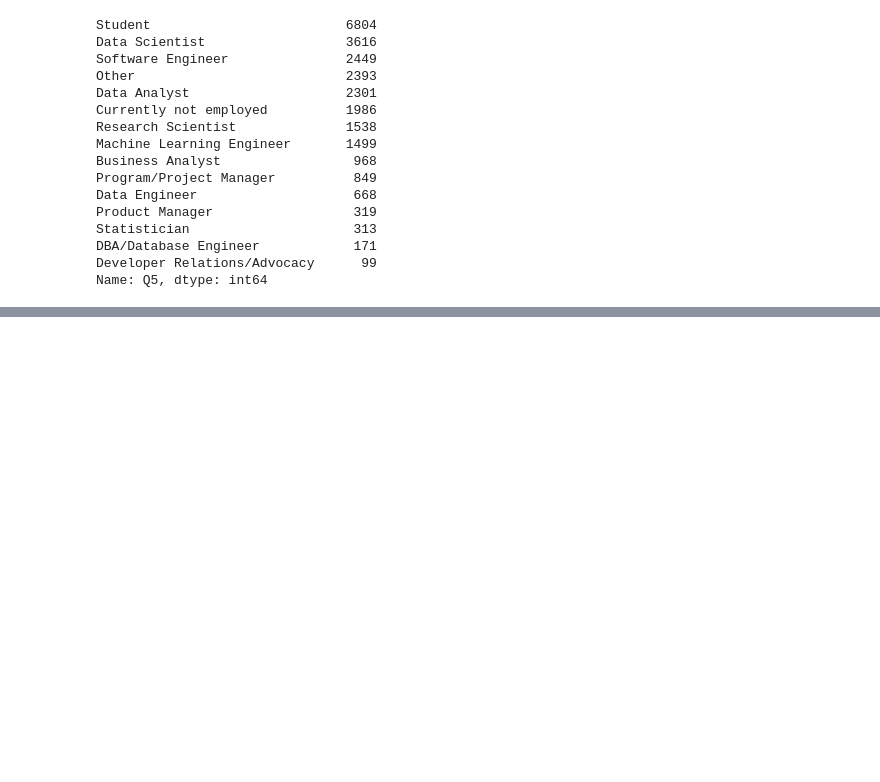
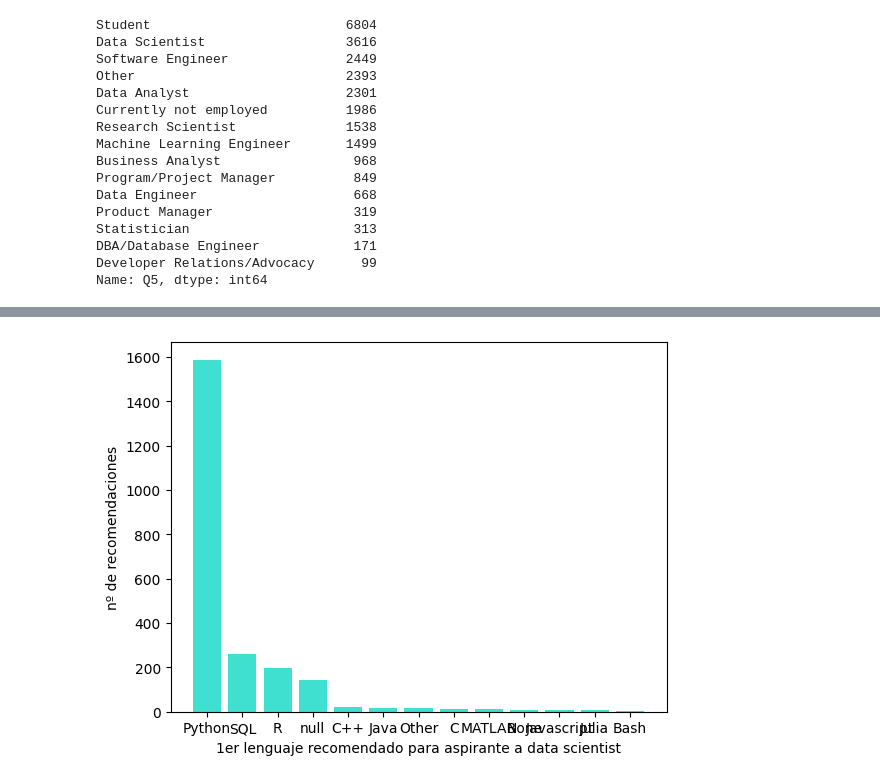
Before and after one commit to MaitaneP/adalab-da-modulo2-proyecto-equipo3, a Jupyter notebook: jupyter_proyecto2.ipynb, the cells around one changed output, grey strips where cells are left out. Saved outputs shown, nothing was run; the diff lists cells and outputs as text; code cells hidden in the pictures; blank space fills up the shorter version.

```diff
--- a/jupyter_proyecto2.ipynb
+++ b/jupyter_proyecto2.ipynb
@@ -555,0 +545,3 @@ ConversionError: Failed to convert value(s) to axis units: array([' Kaggle Noteb
+# %%
+df_q8 = df_da['Q8'].value_counts().reset_index()
+df_q8
@@ -555,0 +563,8 @@ ConversionError: Failed to convert value(s) to axis units: array([' Kaggle Noteb
+# %%
+plt.figure()
+plt.bar(df_q8['index'], df_q8['Q8'], color='turquoise')
+plt.xlabel('1er lenguaje recomendado para aspirante a data scientist')
+plt.ylabel('nº de recomendaciones')
+plt.show()
+# %% [output]
+[figure, added]
```
Also changed, not shown: parts of 10 cells of this notebook.
